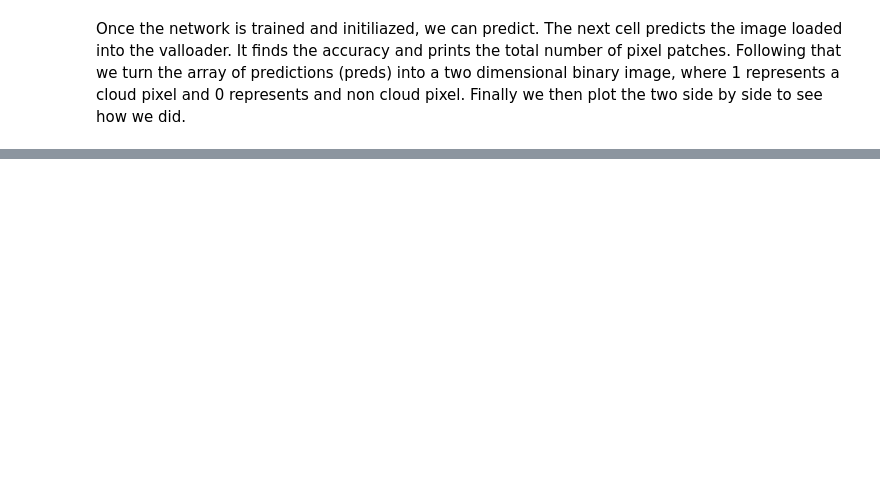
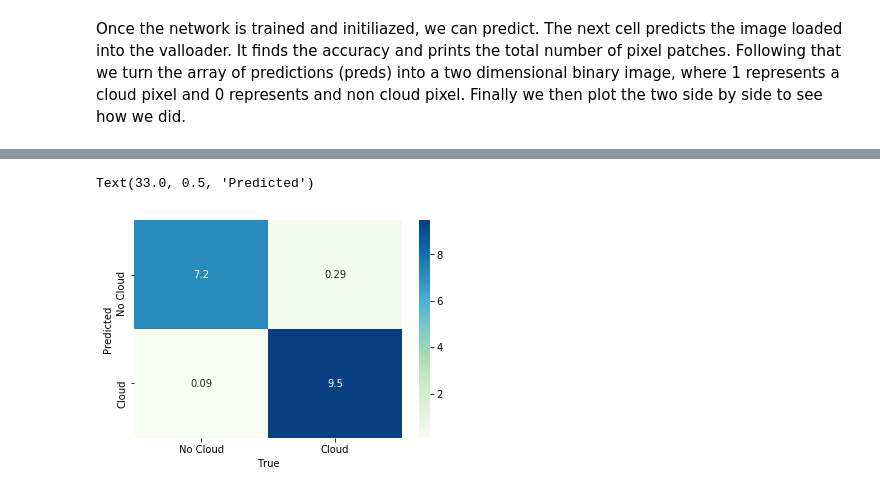
Before and after one commit to dylanagreen/kpno-allsky, a Jupyter notebook: Image Classifier v2.ipynb, the cells around one changed output, grey strips where cells are left out. Drawn from its saved outputs; the diff is of its cells as text; code cells hidden in the pictures; blank space fills up the shorter version.

```diff
--- a/Image Classifier v2.ipynb
+++ b/Image Classifier v2.ipynb
@@ -160,7 +205,7 @@ cpu
 # %% [markdown]
 This is the training method. It runs through the data, loads, finds the loss, and back propagates it. It prints the average loss for each individual batch after 50 batches. This should be pretty straightforward.
 # %%
-def train(loader, net, crit, opt, lr):
+def train(loader, net, crit, opt):
 
     running_loss = 0.0
     for i, batch in enumerate(loader, 0):
@@ -292,0 +349,13 @@ for a in ax:
+# %%
+confusion = confusion_matrix(trues, preds)
+
+classes = ['No Cloud', 'Cloud']
+
+confusion2 = confusion/1e4
+
+sns.heatmap(confusion2.T, annot=True, cmap='GnBu', xticklabels=classes, yticklabels=classes)
+plt.xlabel('True')
+plt.ylabel('Predicted')
+# %% [output]
+Text(33.0, 0.5, 'Predicted')
+[figure, added]
```
Also changed, not shown: parts of 14 cells of this notebook.
